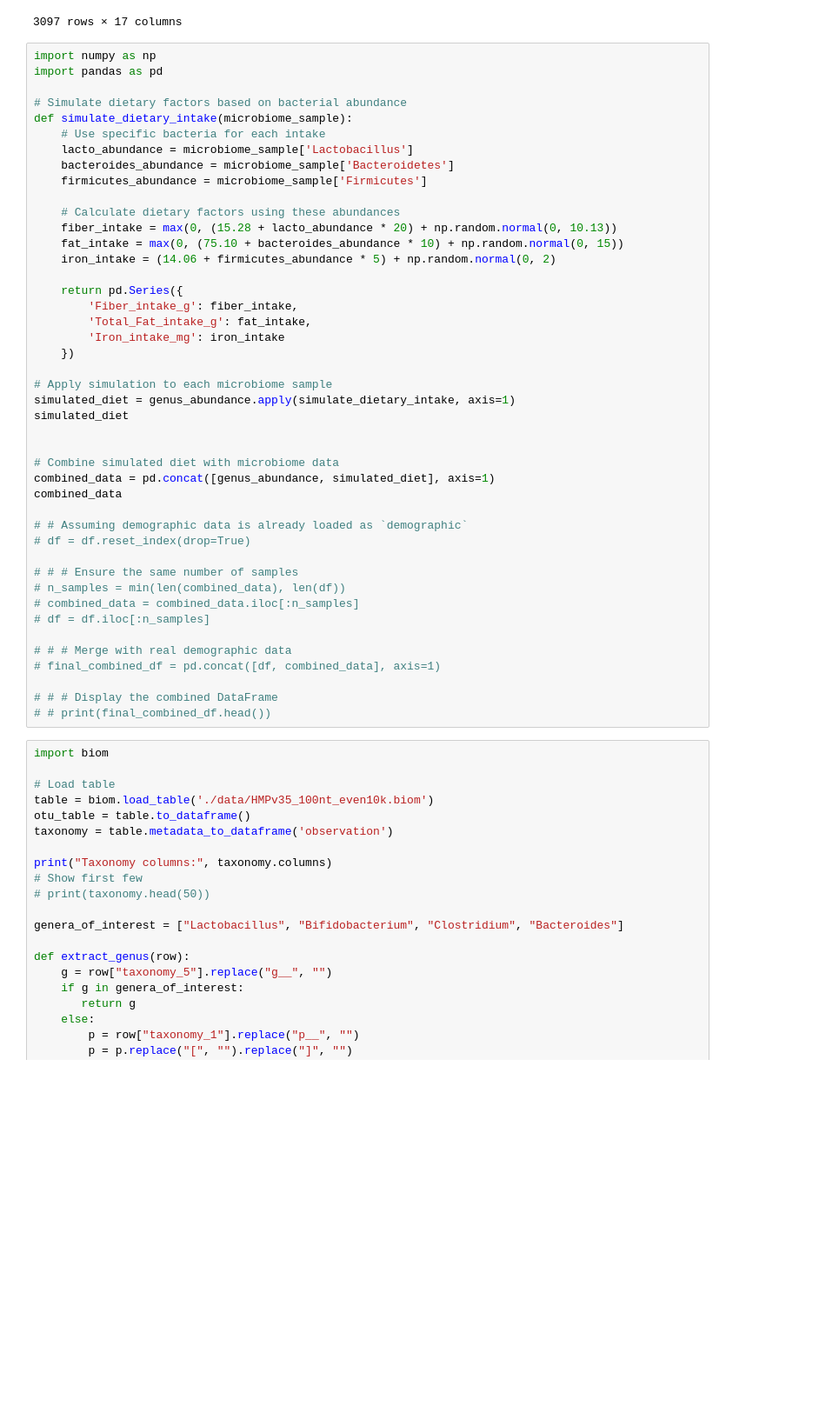
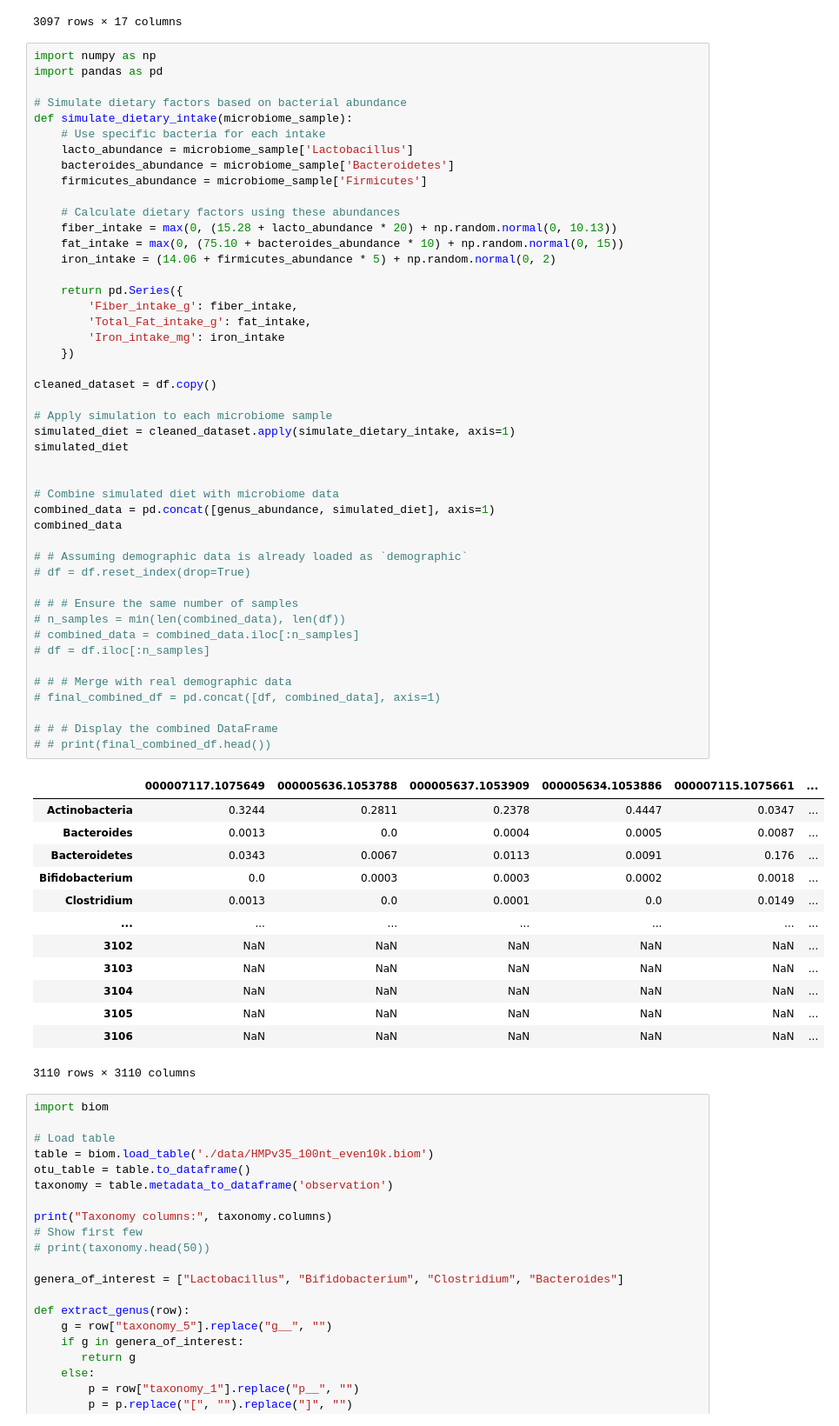
Before and after one commit to mariaponomarova/ML_project, a Jupyter notebook: data.ipynb, the cells around one changed output. Shown at 87% size. Drawn from its saved outputs; the diff is of its cells as text; blank space fills up the shorter version.

```diff
--- a/data.ipynb
+++ b/data.ipynb
@@ -96,34 +96,50 @@ def simulate_dietary_intake(microbiome_sample):
     fat_intake = max(0, (75.10 + bacteroides_abundance * 10) + np.random.normal(0, 15))
     iron_intake = (14.06 + firmicutes_abundance * 5) + np.random.normal(0, 2)
 
     return pd.Series({
         'Fiber_intake_g': fiber_intake,
         'Total_Fat_intake_g': fat_intake,
         'Iron_intake_mg': iron_intake
     })
 
+cleaned_dataset = df.copy()
+
 # Apply simulation to each microbiome sample
-simulated_diet = genus_abundance.apply(simulate_dietary_intake, axis=1)
+simulated_diet = cleaned_dataset.apply(simulate_dietary_intake, axis=1)
 simulated_diet
 
 
 # Combine simulated diet with microbiome data
 combined_data = pd.concat([genus_abundance, simulated_diet], axis=1)
 combined_data
 
 # # Assuming demographic data is already loaded as `demographic`
 # df = df.reset_index(drop=True)
 
 # # # Ensure the same number of samples
 # n_samples = min(len(combined_data), len(df))
 # combined_data = combined_data.iloc[:n_samples]
 # df = df.iloc[:n_samples]
 
 # # # Merge with real demographic data
 # final_combined_df = pd.concat([df, combined_data], axis=1)
 
 # # # Display the combined DataFrame
 # # print(final_combined_df.head())
+# %% [output]
+|  | 000007117.1075649 | 000005636.1053788 | 000005637.1053909 | 000005634.1053886 | 000007115.1075661 | ... |
+| Actinobacteria | 0.3244 | 0.2811 | 0.2378 | 0.4447 | 0.0347 | ... |
+| Bacteroides | 0.0013 | 0.0 | 0.0004 | 0.0005 | 0.0087 | ... |
+| Bacteroidetes | 0.0343 | 0.0067 | 0.0113 | 0.0091 | 0.176 | ... |
+| Bifidobacterium | 0.0 | 0.0003 | 0.0003 | 0.0002 | 0.0018 | ... |
+| Clostridium | 0.0013 | 0.0 | 0.0001 | 0.0 | 0.0149 | ... |
+| ... | ... | ... | ... | ... | ... | ... |
+| 3102 | NaN | NaN | NaN | NaN | NaN | ... |
+| 3103 | NaN | NaN | NaN | NaN | NaN | ... |
+| 3104 | NaN | NaN | NaN | NaN | NaN | ... |
+| 3105 | NaN | NaN | NaN | NaN | NaN | ... |
+| 3106 | NaN | NaN | NaN | NaN | NaN | ... |
+3110 rows × 3110 columns
 # %%
 import biom
 
```
